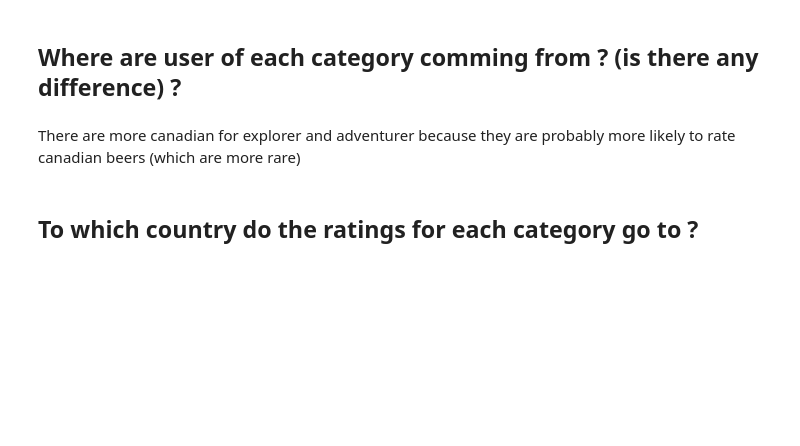
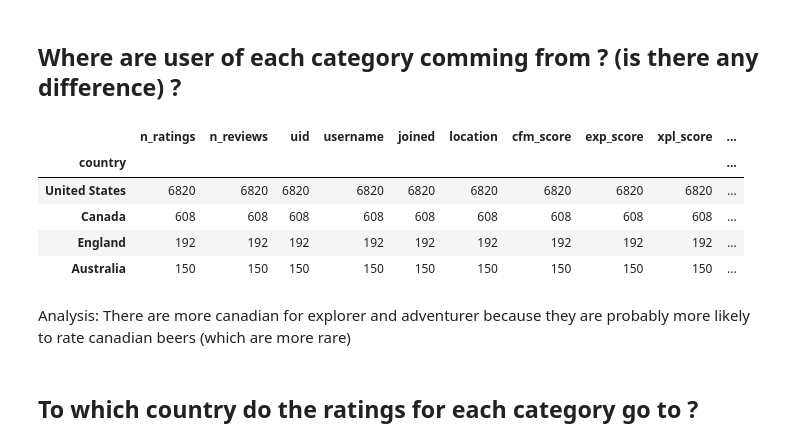
Before and after one commit to epfl-ada/ada-2022-project-analyteam, a Jupyter notebook: categories_style.ipynb, the cells around one changed output. Drawn from its saved outputs; the diff is of its cells as text; code cells hidden in the pictures; blank space fills up the shorter version.

```diff
--- a/categories_style.ipynb
+++ b/categories_style.ipynb
@@ -537,6 +450,15 @@ adv_users_by_country_top10 = adv_users_by_country.sort_values(by="uid", ascendin
 exp_users_by_country_top10 = exp_users_by_country.sort_values(by="uid", ascending=False).head(4)
 cfm_users_by_country_top10 = cfm_users_by_country.sort_values(by="uid", ascending=False).head(4)
 overall_users_by_country_top10 = overall_users_by_country.sort_values(by="uid", ascending=False).head(4)
+# %%
+xpl_users_by_country_top10
+# %% [output]
+|  | n_ratings | n_reviews | uid | username | joined | location | cfm_score | exp_score | xpl_score | ... |
+| country |  |  |  |  |  |  |  |  |  | ... |
+| United States | 6820 | 6820 | 6820 | 6820 | 6820 | 6820 | 6820 | 6820 | 6820 | ... |
+| Canada | 608 | 608 | 608 | 608 | 608 | 608 | 608 | 608 | 608 | ... |
+| England | 192 | 192 | 192 | 192 | 192 | 192 | 192 | 192 | 192 | ... |
+| Australia | 150 | 150 | 150 | 150 | 150 | 150 | 150 | 150 | 150 | ... |
 # %%
 # interactive pie chart with plotly for top 5 countries for each category
 # you can choose a category to show and display the top 5 countries for that category
@@ -611,5 +553,5 @@ fig.show()
 # %% [markdown]
-There are more canadian for explorer and adventurer because they are probably more likely to rate canadian beers (which are more rare)
+Analysis: There are more canadian for explorer and adventurer because they are probably more likely to rate canadian beers (which are more rare)
 # %% [markdown]
 ##  To which country do the ratings for each category go to ?
 # %%
```
Also changed, not shown: parts of 23 cells of this notebook, 2 other files.
